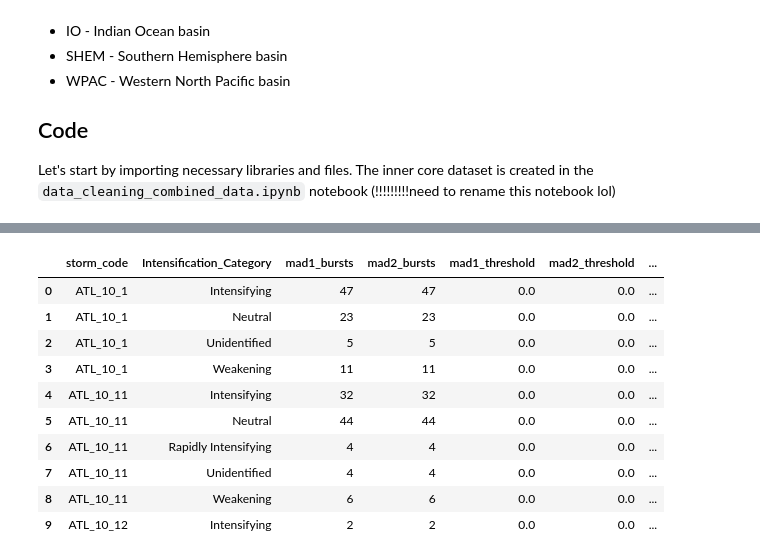
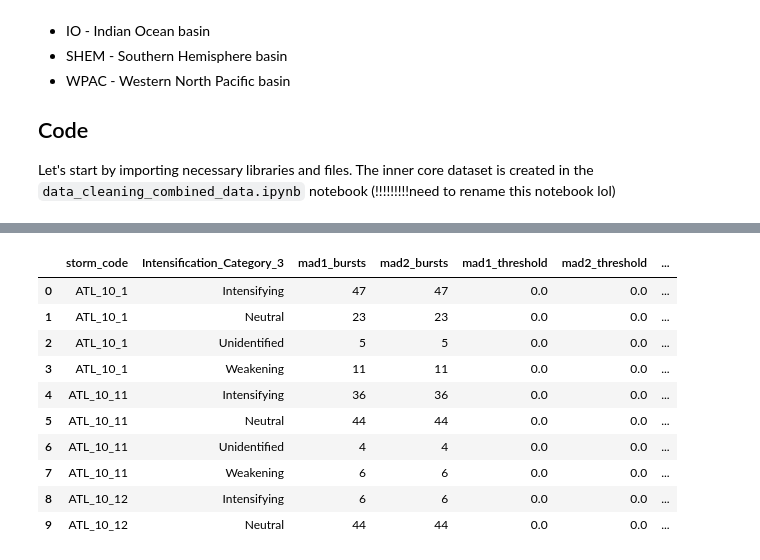
Before and after one commit to aprilggg/Lightning_Analysis_NWRA, a Jupyter notebook: lightning_threshold_innercore.ipynb, the cells around one changed output, grey strips where cells are left out. Cells and saved outputs as stored; diff of their text form; code cells hidden in the pictures.

```diff
--- a/lightning_threshold_innercore.ipynb
+++ b/lightning_threshold_innercore.ipynb
@@ -33,7 +33,8 @@ innercore_data = innercore_data.with_columns(
     pl.when(pl.col("pressure") == 0)
     .then(None)  # Replace 0 with None -> 0 is not possible, treat these as null but don't remove row bc the wind speed value is valid
     .otherwise(pl.col("pressure"))
-    .alias("pressure")  # Keep the column name as "pressure"
+    .alias("pressure"),  # Keep the column name as "pressure"
+    pl.col("Intensification_Category").alias("Intensification_Category_5")
 )
 
 innercore_data.head()
@@ -61,0 +50,16 @@ shape: (5, 2)
+# %%
+# Mapping categories into 3 category instead of 5
+category_mapping = {
+    "Rapidly Weakening": "Weakening",
+    "Weakening": "Weakening",
+    "Neutral": "Neutral",
+    "Intensifying": "Intensifying",
+    "Rapidly Intensifying": "Intensifying"
+}
+
+# Apply mapping to create new column
+innercore_data = innercore_data.with_columns(
+    innercore_data["Intensification_Category_5"].replace(category_mapping).alias("Intensification_Category_3")
+)
+
+innercore_data.head()
@@ -112,38 +125,38 @@ def detect_bursts_lognormal(group):
 # %%
 # apply functions to data
 pd_data = innercore_data.to_pandas()
-processed = pd_data.groupby(["storm_code", "Intensification_Category"]).apply(detect_bursts_iqr)
+processed = pd_data.groupby(["storm_code", "Intensification_Category_3"]).apply(detect_bursts_iqr)
 processed.reset_index(drop=True, inplace=True)
-processed = processed.groupby(["storm_code","Intensification_Category"]).apply(detect_bursts_mad)
+processed = processed.groupby(["storm_code","Intensification_Category_3"]).apply(detect_bursts_mad)
 processed.reset_index(drop=True, inplace=True)
-processed = processed.groupby(["storm_code","Intensification_Category"]).apply(detect_bursts_lognormal)
+processed = processed.groupby(["storm_code","Intensification_Category_3"]).apply(detect_bursts_lognormal)
 processed.reset_index(drop=True, inplace=True)
-agg_result = processed.groupby(["storm_code", "Intensification_Category"]).agg(
+agg_result = processed.groupby(["storm_code", "Intensification_Category_3"]).agg(
     mad1_bursts=('burst_mad_1', 'sum'),
     mad2_bursts=('burst_mad_2', 'sum'),
     mad1_threshold=('mad_1', 'max'),
     mad2_threshold=('mad_2', 'max'),
     iqr1_bursts=('burst_iqr_1', 'sum'),
     iqr2_bursts=('burst_iqr_2', 'sum'),
     iqr1_threshold=('iqr_1', 'max'),
     iqr2_threshold=('iqr_2', 'max'),
     logn1_bursts=('burst_lognormal_1', 'sum'),
     logn2_bursts=('burst_lognormal_2', 'sum'),
     logn1_threshold=('lognormal_2sigma', 'max'),
     logn2_threshold=('lognormal_3sigma', 'max'),
     total_bins=('storm_code', 'count')
 )
 agg_result.reset_index(drop=False, inplace=True)
 agg_result.head(10)
 # %% [output]
-|  | storm_code | Intensification_Category | mad1_bursts | mad2_bursts | mad1_threshold | mad2_threshold | ... |
+|  | storm_code | Intensification_Category_3 | mad1_bursts | mad2_bursts | mad1_threshold | mad2_threshold | ... |
 | 0 | ATL_10_1 | Intensifying | 47 | 47 | 0.0 | 0.0 | ... |
 | 1 | ATL_10_1 | Neutral | 23 | 23 | 0.0 | 0.0 | ... |
 | 2 | ATL_10_1 | Unidentified | 5 | 5 | 0.0 | 0.0 | ... |
 | 3 | ATL_10_1 | Weakening | 11 | 11 | 0.0 | 0.0 | ... |
-| 4 | ATL_10_11 | Intensifying | 32 | 32 | 0.0 | 0.0 | ... |
+| 4 | ATL_10_11 | Intensifying | 36 | 36 | 0.0 | 0.0 | ... |
 | 5 | ATL_10_11 | Neutral | 44 | 44 | 0.0 | 0.0 | ... |
-| 6 | ATL_10_11 | Rapidly Intensifying | 4 | 4 | 0.0 | 0.0 | ... |
-| 7 | ATL_10_11 | Unidentified | 4 | 4 | 0.0 | 0.0 | ... |
-| 8 | ATL_10_11 | Weakening | 6 | 6 | 0.0 | 0.0 | ... |
-| 9 | ATL_10_12 | Intensifying | 2 | 2 | 0.0 | 0.0 | ... |
+| 6 | ATL_10_11 | Unidentified | 4 | 4 | 0.0 | 0.0 | ... |
+| 7 | ATL_10_11 | Weakening | 6 | 6 | 0.0 | 0.0 | ... |
+| 8 | ATL_10_12 | Intensifying | 6 | 6 | 0.0 | 0.0 | ... |
+| 9 | ATL_10_12 | Neutral | 44 | 44 | 0.0 | 0.0 | ... |
```
Also changed, not shown: parts of 5 cells of this notebook.
